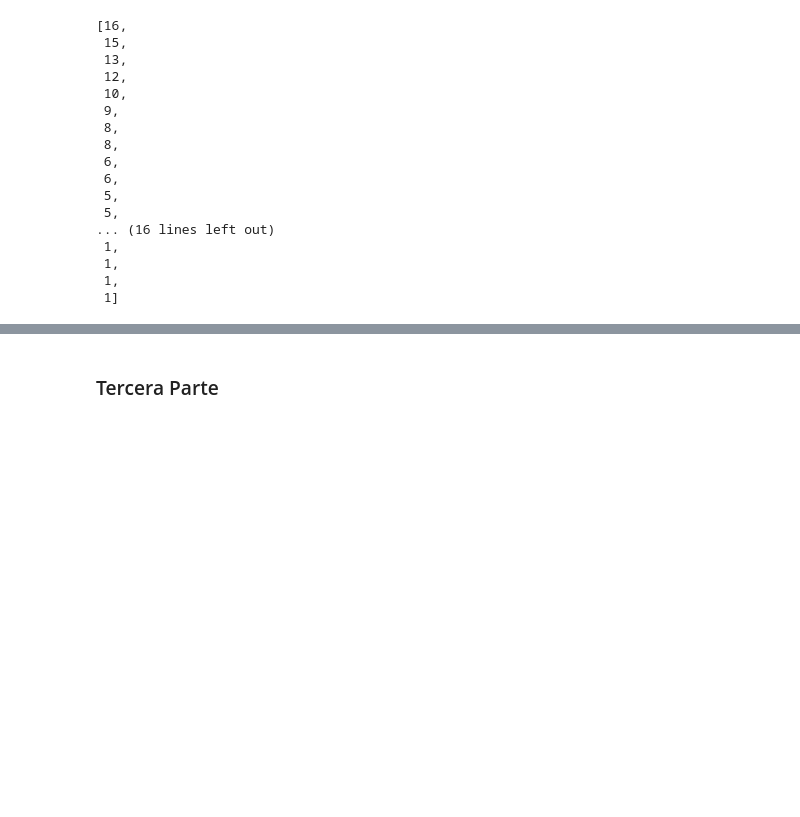
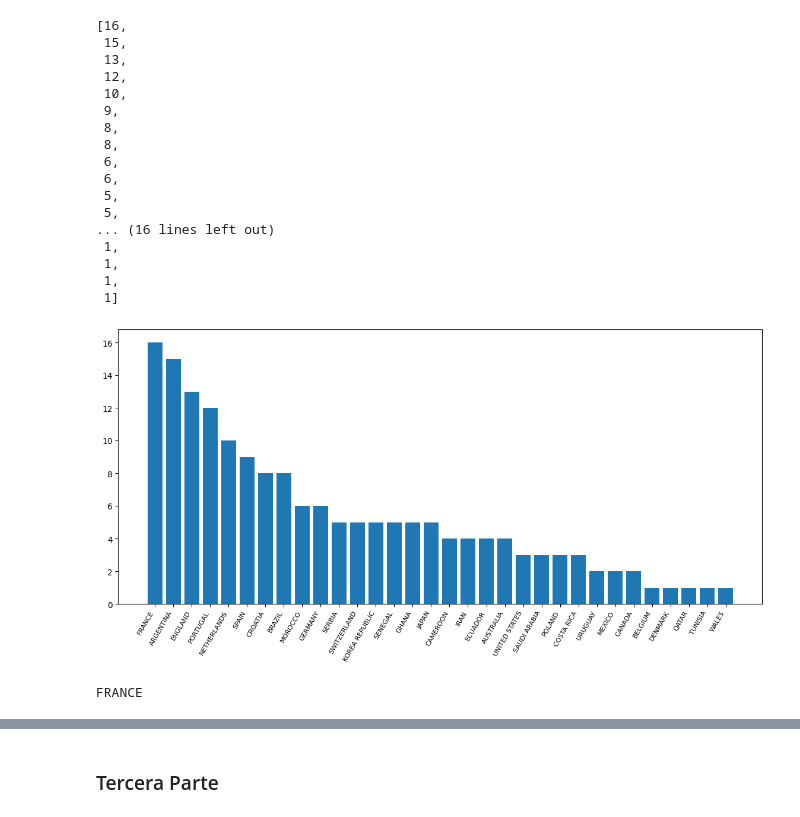
Before and after one commit to joaquibara09/tecnologias-emergentes-4d-mundial-qatar-2022-mundial-qatar-2022-bh_baranek-, a Jupyter notebook: mundial_qatar_2022.ipynb, the cells around one changed output, grey strips where cells are left out. Saved outputs shown, nothing was run; the diff lists cells and outputs as text; code cells hidden in the pictures; blank space fills up the shorter version.

```diff
--- a/mundial_qatar_2022.ipynb
+++ b/mundial_qatar_2022.ipynb
@@ -231,12 +231,19 @@ goles = goles_por_equipo.values.tolist()
  1]
 # %%
 # Graficar los goles por equipo en todo el mundial
-
-fig, ax = plt.subplots()
+fig, ax = plt.subplots(figsize=(14, 6))
+ax.bar(equipos, goles)
+plt.xticks(rotation=60, ha='right', fontsize=8)
+plt.show()
 # Completar
+# %% [output]
+[figure, added]
 # %%
 # Cual es el equipo que hizo mas goles en el mundial?
 # Completar
+print(goles_por_equipo.idxmax())
+# %% [output]
+FRANCE
 # %%
 # Por cada partido, cual fue la diferencia de goles?
 # Completar
```
Also changed, not shown: parts of 6 cells of this notebook.
